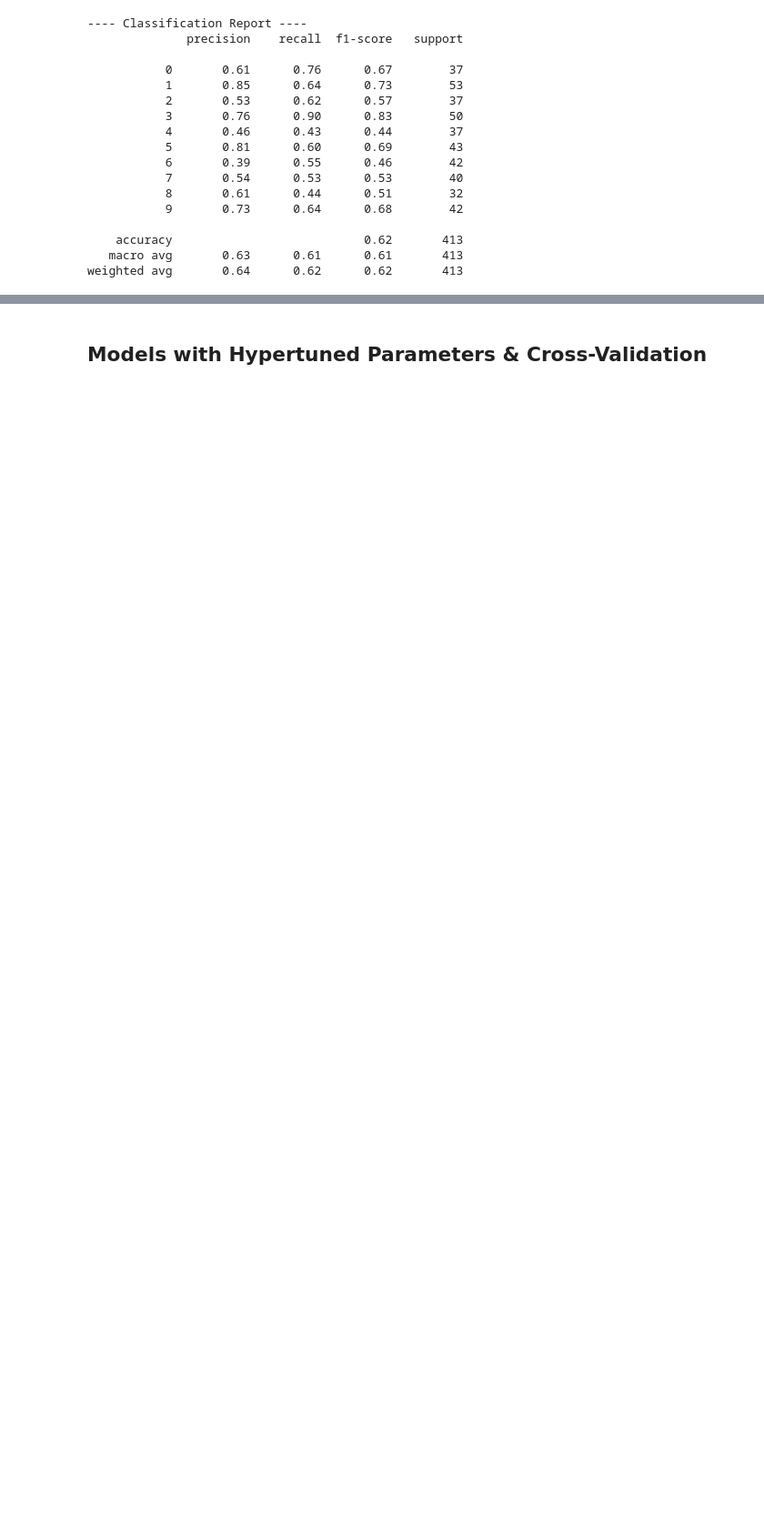
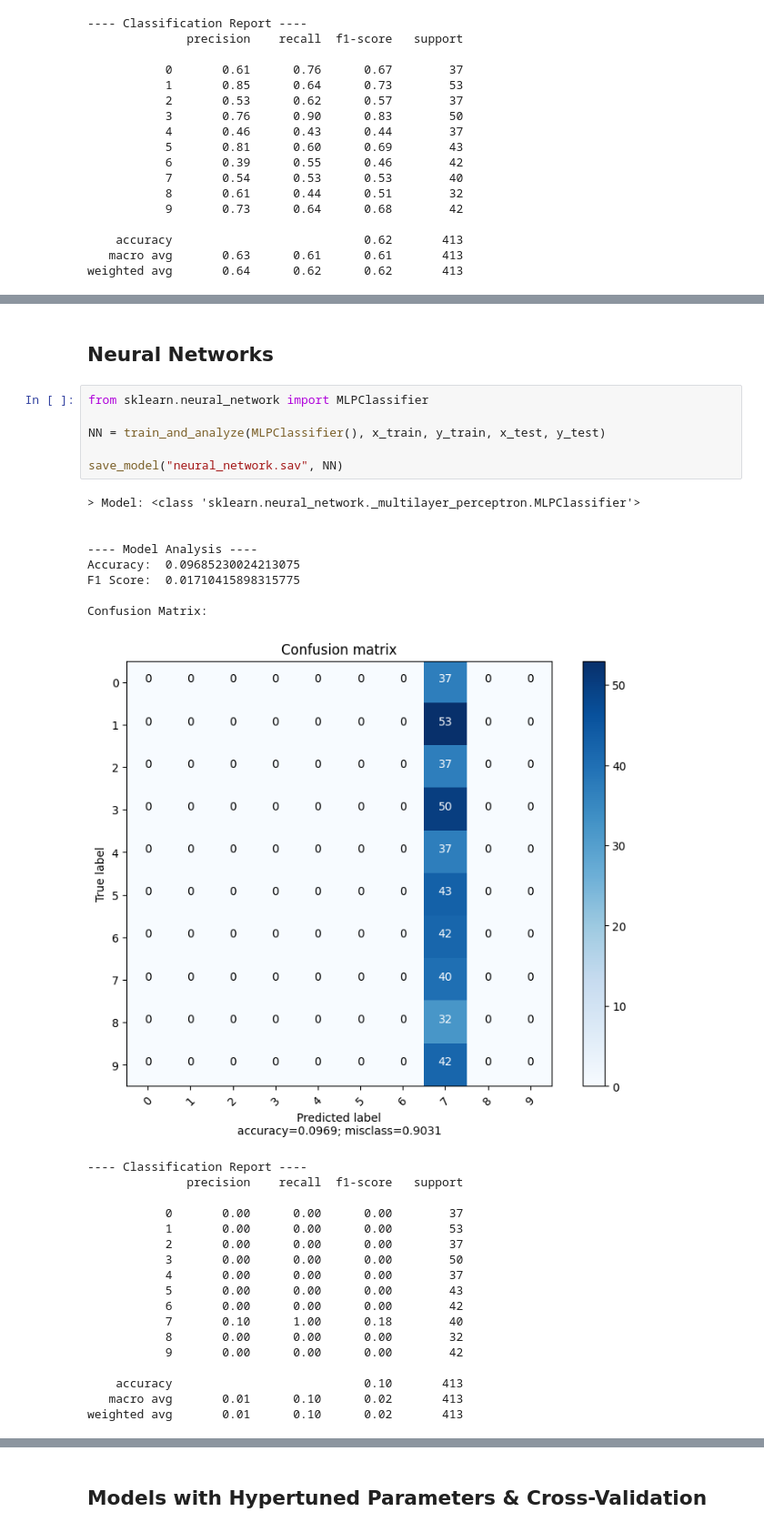
Before and after one commit to hc-sousa/sign-language-digits, a Jupyter notebook: src/main.ipynb, the cells around one changed output, grey strips where cells are left out. Shown at 91% size. Cells and saved outputs as stored; diff of their text form; blank space fills up the shorter version.

```diff
--- a/src/main.ipynb
+++ b/src/main.ipynb
@@ -395,0 +431,35 @@ weighted avg       0.64      0.62      0.62       413
+# %% [markdown]
+## Neural Networks
+# %%
+from sklearn.neural_network import MLPClassifier
+
+NN = train_and_analyze(MLPClassifier(), x_train, y_train, x_test, y_test)
+
+save_model("neural_network.sav", NN)
+# %% [output]
+> Model: <class 'sklearn.neural_network._multilayer_perceptron.MLPClassifier'>
+
+
+---- Model Analysis ----
+Accuracy:  0.09685230024213075
+F1 Score:  0.01710415898315775
+
+Confusion Matrix:
+[figure, added]
+---- Classification Report ----
+              precision    recall  f1-score   support
+
+           0       0.00      0.00      0.00        37
+           1       0.00      0.00      0.00        53
+           2       0.00      0.00      0.00        37
+           3       0.00      0.00      0.00        50
+           4       0.00      0.00      0.00        37
+           5       0.00      0.00      0.00        43
+           6       0.00      0.00      0.00        42
+           7       0.10      1.00      0.18        40
+           8       0.00      0.00      0.00        32
+           9       0.00      0.00      0.00        42
+
+    accuracy                           0.10       413
+   macro avg       0.01      0.10      0.02       413
+weighted avg       0.01      0.10      0.02       413
```
Also changed, not shown: parts of 18 cells of this notebook, 5 other files.
